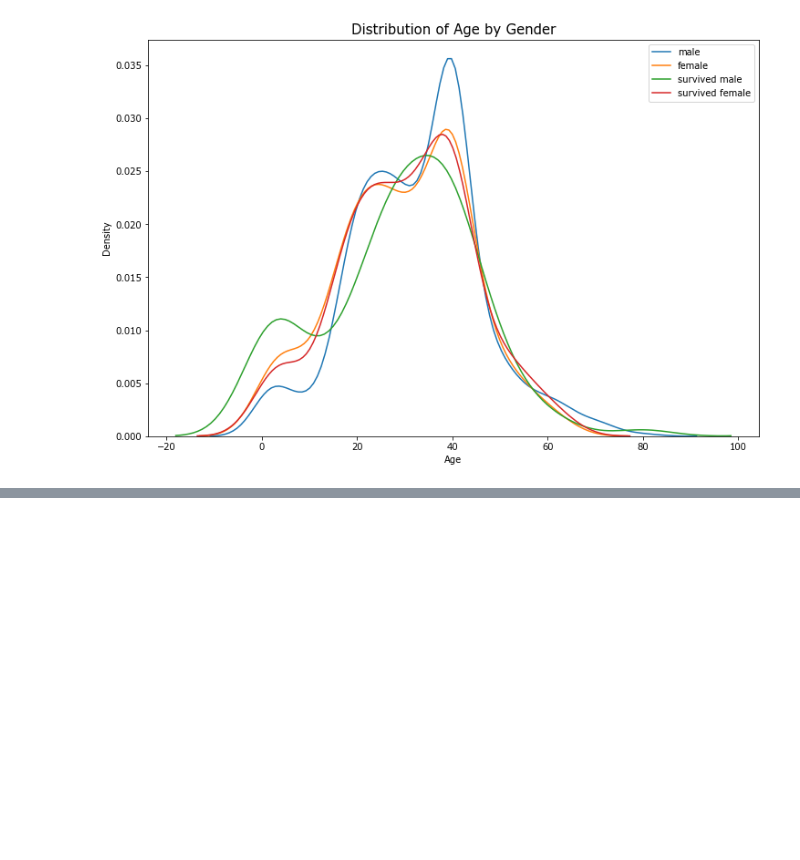
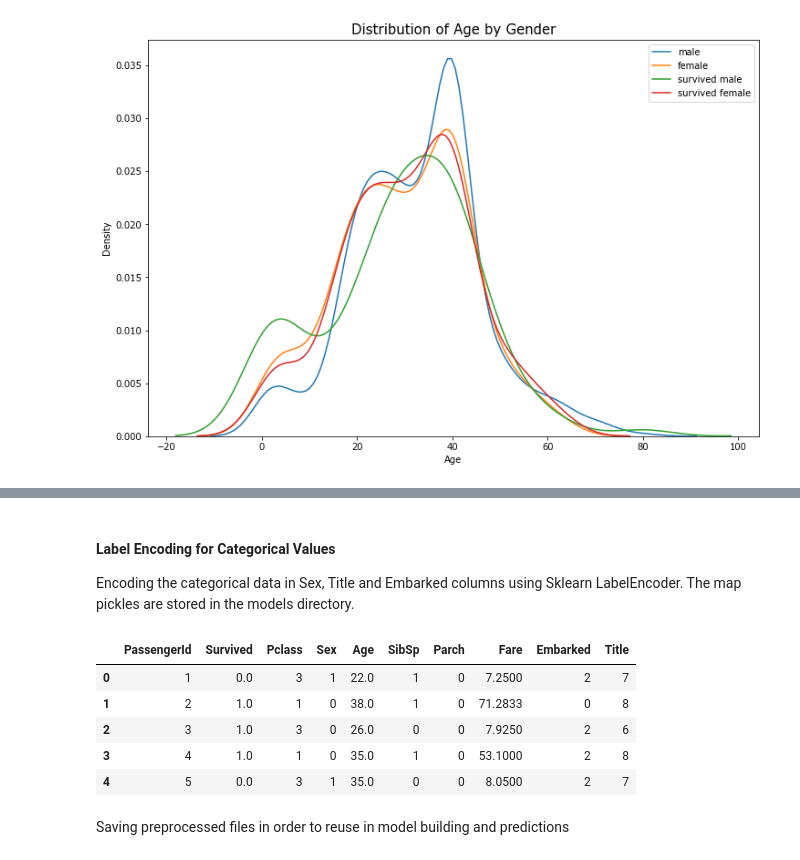
Before and after one commit to v3rm1/medium_blogposts, a Jupyter notebook: binary_classification/analysis.ipynb, the cells around one changed output, grey strips where cells are left out. Saved outputs shown, nothing was run; the diff lists cells and outputs as text; code cells hidden in the pictures; blank space fills up the shorter version.

Commit message:
Updated analysis.ipynb
Updated visuals in analysis.ipynb. Added code to save encoder mappings to models directory. Updated comments and style consistency.

```diff
--- a/binary_classification/analysis.ipynb
+++ b/binary_classification/analysis.ipynb
@@ -9,8 +11,13 @@ from os import path
 # %% [markdown]
 Defining file paths and configurations
 # %%
-DATA_DIR = './data'
+DATA_DIR = '.\data'
 TRAIN_FILE = 'train.csv'
 TEST_FILE = 'test.csv'
 TRAIN_PROC_FILE = 'train_processed.csv'
 TEST_PROC_FILE = 'test_processed.csv'
+TRAIN_TARGET_FILE = 'train_target.csv'
+MODEL_DIR = '.\models'
+SEX_ENC_PKL = 'sex_enc_map.pkl'
+TITLE_ENC_PKL = 'title_enc_map.pkl'
+EMBARKED_ENC_PKL = 'embarked_enc_map.pkl'
@@ -17,3 +26,3 @@ TEST_PROC_FILE = 'test_processed.csv'
 # %%
-train_df = pd.read_csv(path.join(DATA_DIR, TRAIN_FILE), index_col='PassengerId')
-test_df = pd.read_csv(path.join(DATA_DIR, TEST_FILE), index_col='PassengerId')
+train_df = pd.read_csv(path.join(DATA_DIR, TRAIN_FILE))
+test_df = pd.read_csv(path.join(DATA_DIR, TEST_FILE))
@@ -79,6 +135,4 @@ def replace_titles(x):
 # %%
-pclass_map = {1: 'First', 2: 'Second', 3: 'Third'}
-
 train_df['Embarked'] = train_df['Embarked'].fillna(train_df['Embarked'].mode()[0])
 test_df['Embarked'] = test_df['Embarked'].fillna(test_df['Embarked'].mode()[0])
 
@@ -87,8 +141,8 @@ train_df['Title'] = train_df.apply(replace_titles, axis=1)
 test_df['Title'] = test_df['Name'].map(lambda x: get_title(x))
 test_df['Title'] = test_df.apply(replace_titles, axis=1)
 
-train_df['Pclass'] = train_df['Pclass'].map(pclass_map)
-test_df['Pclass'] = test_df['Pclass'].map(pclass_map)
-
 train_df['Age'] = train_df['Age'].fillna(train_df.groupby("Title")['Age'].transform("mean"))
 test_df['Age'] = test_df['Age'].fillna(test_df.groupby("Title")['Age'].transform("mean"))
+
+train_df['Fare'] = train_df['Fare'].fillna(train_df.groupby("Pclass")['Fare'].transform("mean"))
+test_df['Fare'] = test_df['Fare'].fillna(test_df.groupby("Pclass")['Fare'].transform("mean"))
@@ -191 +243,5 @@ Index(['Survived', 'Pclass', 'Sex', 'Age', 'SibSp', 'Parch', 'Fare',
       dtype='object')
+# %%
+complete_df = train_df.append(test_df, ignore_index=True, sort=False)
+
+complete_df.info()
@@ -191,0 +264,33 @@ Index(['Survived', 'Pclass', 'Sex', 'Age', 'SibSp', 'Parch', 'Fare',
+# %% [markdown]
+#### Label Encoding for Categorical Values
+
+Encoding the categorical data in Sex, Title and Embarked columns using Sklearn LabelEncoder. The map pickles are stored in the models directory.
+# %%
+lbl_enc = LabelEncoder()
+
+lbl_enc.fit_transform(complete_df['Sex'])
+with open(path.join(MODEL_DIR, SEX_ENC_PKL), 'wb') as file:
+    pickle.dump(lbl_enc, file)
+complete_df['Sex'] = lbl_enc.transform(complete_df['Sex'])
+
+lbl_enc.fit_transform(complete_df['Title'])
+with open(path.join(MODEL_DIR, TITLE_ENC_PKL), 'wb') as file:
+    pickle.dump(lbl_enc, file)
+complete_df['Title'] = lbl_enc.transform(complete_df['Title'])
+
+lbl_enc.fit_transform(complete_df['Embarked'])
+with open(path.join(MODEL_DIR, EMBARKED_ENC_PKL), 'wb') as file:
+    pickle.dump(lbl_enc, file)
+complete_df['Embarked'] = lbl_enc.transform(complete_df['Embarked'])
+
+
+complete_df.head()
+# %% [output]
+|  | PassengerId | Survived | Pclass | Sex | Age | SibSp | Parch | Fare | Embarked | Title |
+| 0 | 1 | 0.0 | 3 | 1 | 22.0 | 1 | 0 | 7.2500 | 2 | 7 |
+| 1 | 2 | 1.0 | 1 | 0 | 38.0 | 1 | 0 | 71.2833 | 0 | 8 |
+| 2 | 3 | 1.0 | 3 | 0 | 26.0 | 0 | 0 | 7.9250 | 2 | 6 |
+| 3 | 4 | 1.0 | 1 | 0 | 35.0 | 1 | 0 | 53.1000 | 2 | 8 |
+| 4 | 5 | 0.0 | 3 | 1 | 35.0 | 0 | 0 | 8.0500 | 2 | 7 |
+# %% [markdown]
+Saving preprocessed files in order to reuse in model building and predictions
```
Also changed, not shown: parts of 17 cells of this notebook.
